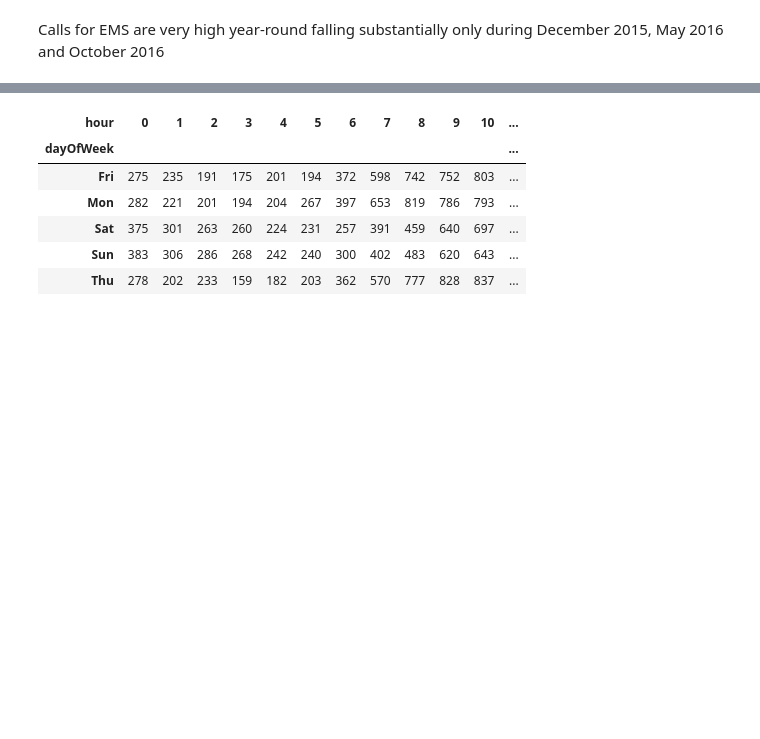
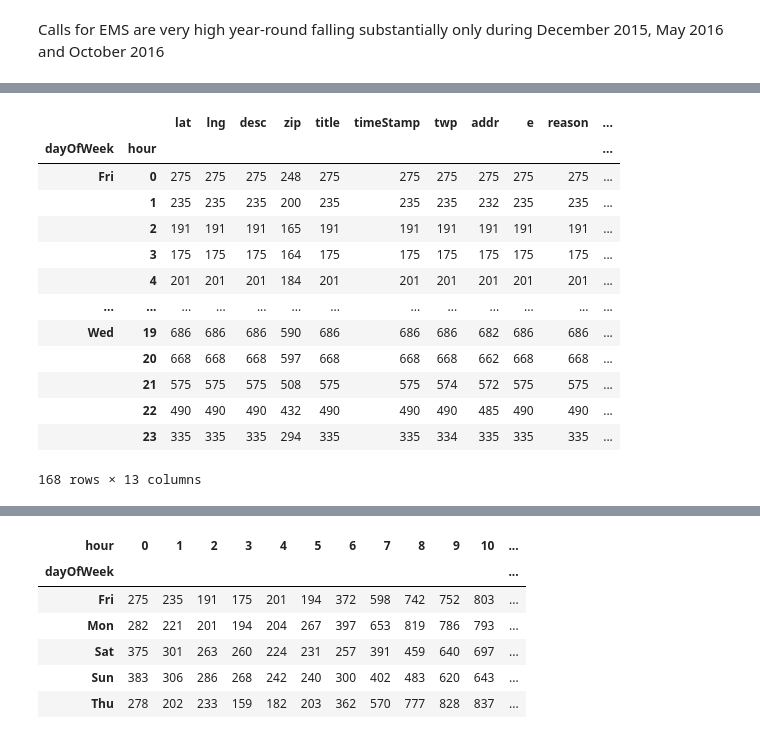
Before and after one commit to sonamkshenoy/911-Emergency-Calls-Data-Analysis, a Jupyter notebook: 911_Calls_Data_Analysis.ipynb, the cells around one changed output, grey strips where cells are left out. Drawn from its saved outputs; the diff is of its cells as text; code cells hidden in the pictures; blank space fills up the shorter version.

```diff
--- a/911_Calls_Data_Analysis.ipynb
+++ b/911_Calls_Data_Analysis.ipynb
@@ -369,3 +369,20 @@ df.head()
 # %%
 # df.set_index("dayOfWeek")
 # not inplace
+# %%
+df.groupby(by=["dayOfWeek", "hour"]).count()
+# %% [output]
+|  |  | lat | lng | desc | zip | title | timeStamp | twp | addr | e | reason | ... |
+| dayOfWeek | hour |  |  |  |  |  |  |  |  |  |  | ... |
+| Fri | 0 | 275 | 275 | 275 | 248 | 275 | 275 | 275 | 275 | 275 | 275 | ... |
+|  | 1 | 235 | 235 | 235 | 200 | 235 | 235 | 235 | 232 | 235 | 235 | ... |
+|  | 2 | 191 | 191 | 191 | 165 | 191 | 191 | 191 | 191 | 191 | 191 | ... |
+|  | 3 | 175 | 175 | 175 | 164 | 175 | 175 | 175 | 175 | 175 | 175 | ... |
+|  | 4 | 201 | 201 | 201 | 184 | 201 | 201 | 201 | 201 | 201 | 201 | ... |
+| ... | ... | ... | ... | ... | ... | ... | ... | ... | ... | ... | ... | ... |
+| Wed | 19 | 686 | 686 | 686 | 590 | 686 | 686 | 686 | 682 | 686 | 686 | ... |
+|  | 20 | 668 | 668 | 668 | 597 | 668 | 668 | 668 | 662 | 668 | 668 | ... |
+|  | 21 | 575 | 575 | 575 | 508 | 575 | 575 | 574 | 572 | 575 | 575 | ... |
+|  | 22 | 490 | 490 | 490 | 432 | 490 | 490 | 490 | 485 | 490 | 490 | ... |
+|  | 23 | 335 | 335 | 335 | 294 | 335 | 335 | 334 | 335 | 335 | 335 | ... |
+168 rows × 13 columns
```
Also changed, not shown: parts of 27 cells of this notebook.
